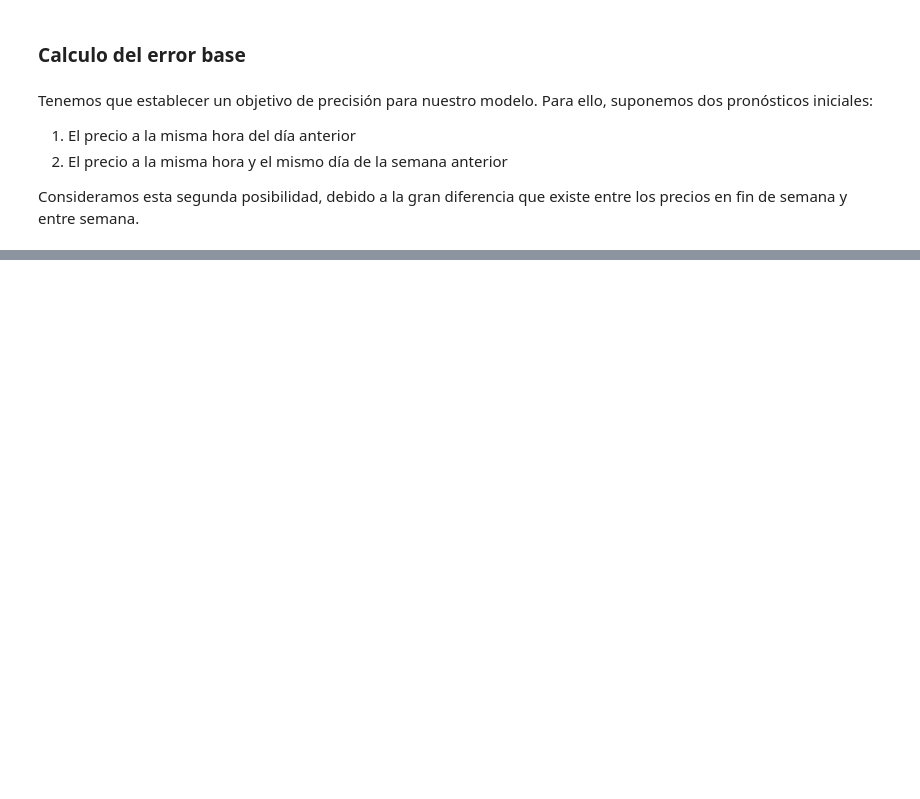
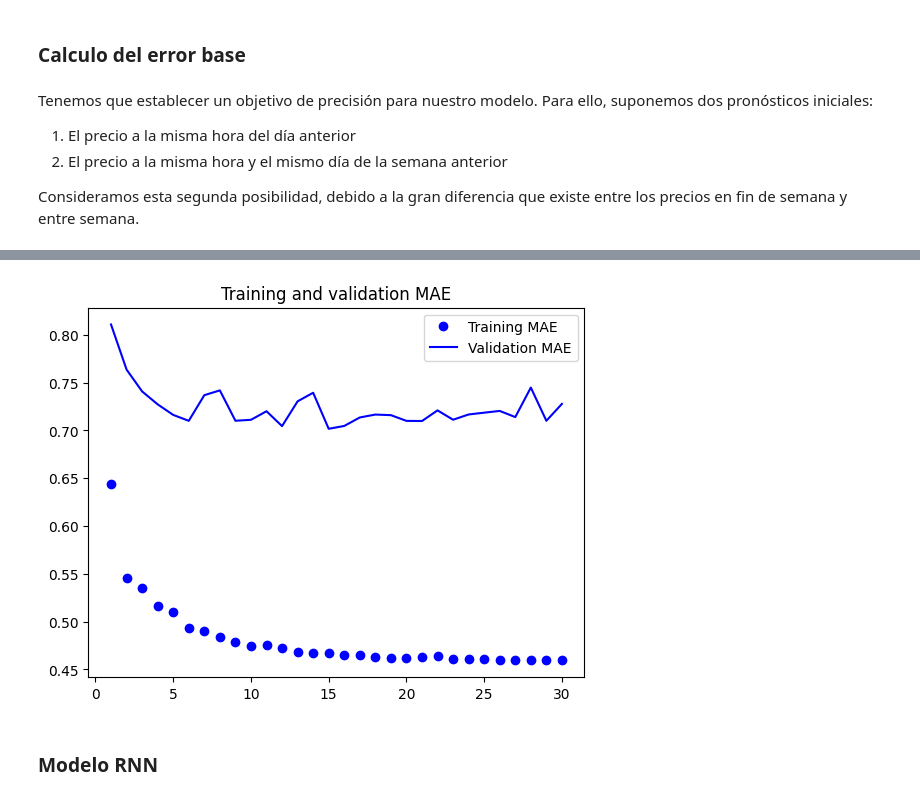
Before and after one commit to JaimeNavs9/proyecto_prediccion_MD, a Jupyter notebook: modelo_deep_learning.ipynb, the cells around one changed output, grey strips where cells are left out. Cells and saved outputs as stored; diff of their text form; code cells hidden in the pictures; blank space fills up the shorter version.

Commit message:
primeros modelos rnn

```diff
--- a/modelo_deep_learning.ipynb
+++ b/modelo_deep_learning.ipynb
@@ -47,2 +44,0 @@ Tratamiento de nulos: Utilizamos interpolacion lineal
-# %%
-data_df = data_df.interpolate(method='linear')
@@ -97,9 +69,9 @@ output_steps = 24
 
 X, y = [], []
 
-for i in range(len(data_array_scaled) - input_steps - output_steps):
-    X.append(data_array_scaled[i:i+input_steps])
-    y.append(data_array_scaled[i+input_steps:i+input_steps+output_steps, features.index('MD')])
+for i in range(len(data_scaled) - input_steps - output_steps):
+    X.append(data_scaled[i:i+input_steps])
+    y.append(data_scaled[i+input_steps:i+input_steps+output_steps, features.index('MD')])
 
 
 X = np.array(X)
@@ -109,7 +81,7 @@ Dividir en Train, Val, Test
 # %%
-num_train_samples = int(0.5 * len(data_array))
-num_val_samples = int(0.25 * len(data_array))
-num_test_samples = len(data_array) - num_train_samples - num_val_samples
+num_train_samples = int(0.5*len(X))
+num_val_samples = int(0.25*len(X))
+num_test_samples = len(X) - num_train_samples - num_val_samples
 
 X_train = X[:num_train_samples]
 y_train = y[:num_train_samples]
@@ -182,0 +155,19 @@ MAE day-delay: 18.71842040329854
+# %%
+inputs = keras.Input(shape=(input_steps, X_train.shape[-1]))
+x = keras.layers.Flatten()(inputs)
+x = keras.layers.Dense(32, activation="relu")(x)
+outputs = keras.layers.Dense(1)(x)
+model = keras.Model(inputs, outputs)
+
+
+callbacks = [
+    keras.callbacks.ModelCheckpoint("jena_dense.keras",
+                                    save_best_only=True)
+]
+model.compile(optimizer="adam", loss="mse", metrics=["mae"])
+history = model.fit(train_ds,
+                    epochs=30,
+                    validation_data=val_ds,
+                    callbacks=callbacks)
+
+model = keras.models.load_model("jena_dense.keras")
@@ -182,0 +192,15 @@ MAE day-delay: 18.71842040329854
+# %%
+import matplotlib.pyplot as plt
+loss = history.history["mae"]
+val_loss = history.history["val_mae"]
+epochs = range(1, len(loss) + 1)
+plt.figure()
+plt.plot(epochs, loss, "bo", label="Training MAE")
+plt.plot(epochs, val_loss, "b", label="Validation MAE")
+plt.title("Training and validation MAE")
+plt.legend()
+plt.show()
+# %% [output]
+[figure, added]
+# %% [markdown]
+### Modelo RNN
```
Also changed, not shown: parts of 21 cells of this notebook.
